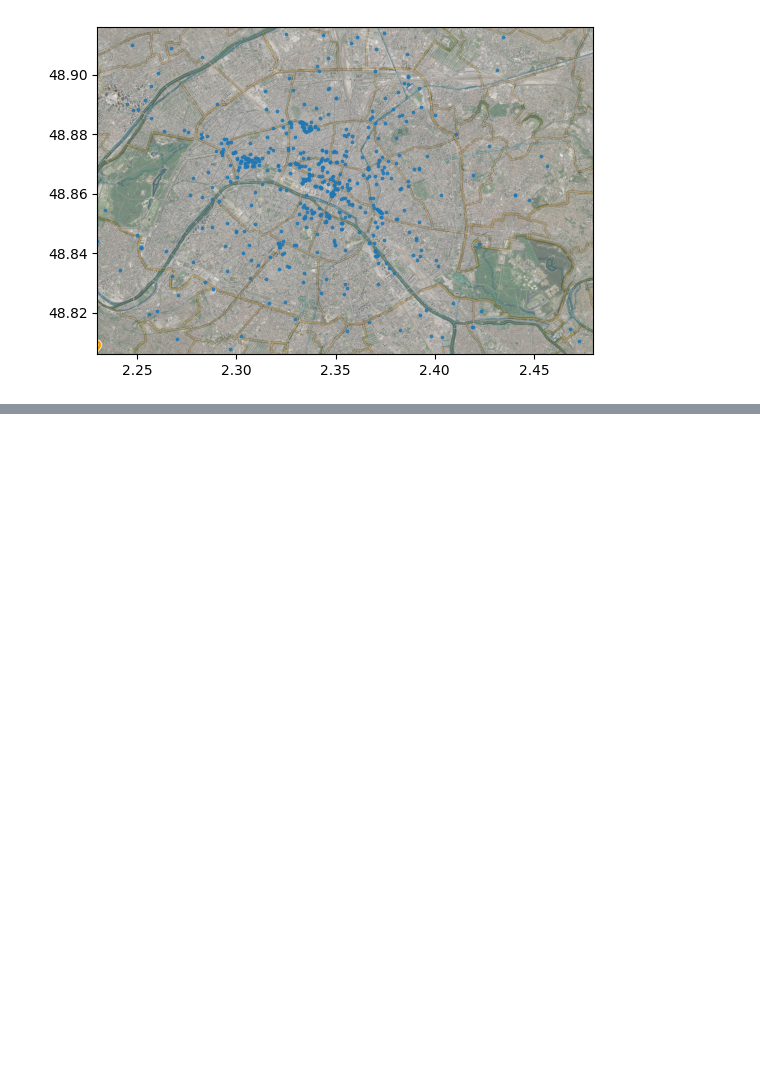
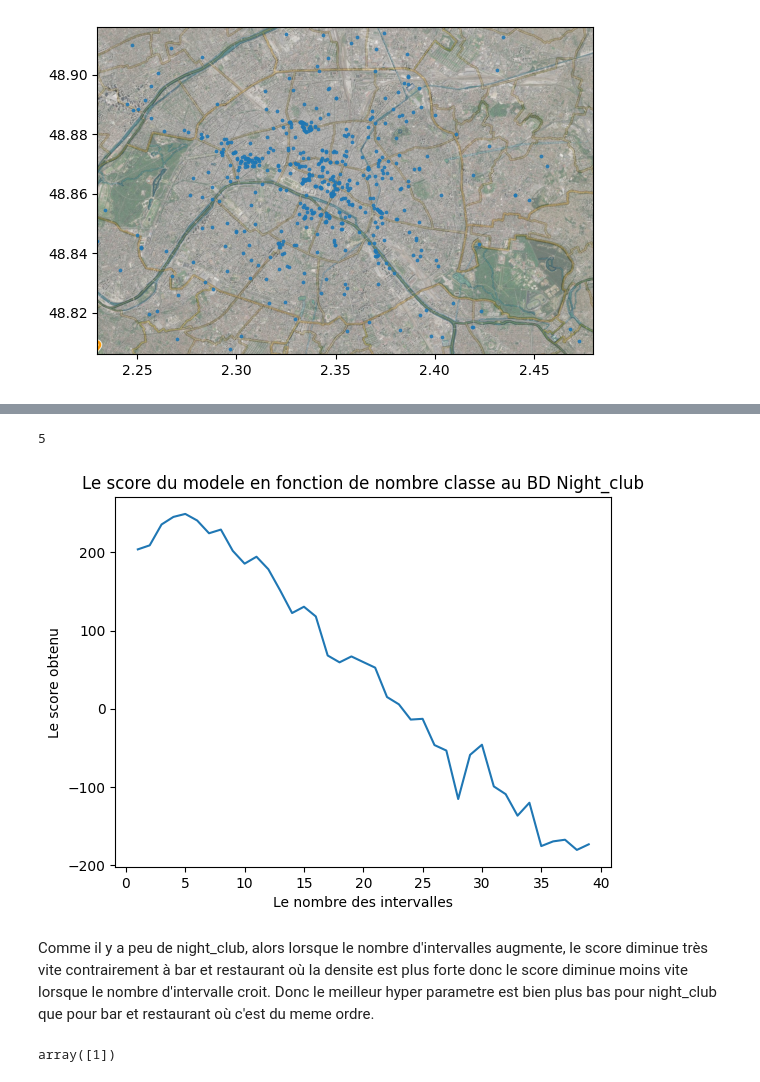
Before and after one commit to baris221/ML-2023-24-Baris-Erto, a Jupyter notebook: TME1/src/tme1.ipynb, the cells around one changed output, grey strips where cells are left out. Saved outputs shown, nothing was run; the diff lists cells and outputs as text; code cells hidden in the pictures; blank space fills up the shorter version.

```diff
--- a/TME1/src/tme1.ipynb
+++ b/TME1/src/tme1.ipynb
@@ -186,0 +213,15 @@ plt.show()
+# %%
+data,classe=load_poi("night_club")
+#print(len(data))
+x,y,best_fit=crois_validation_plot(data)
+print(best_fit)
+plt.xlabel("Le nombre des intervalles")
+plt.ylabel("Le score obtenu")
+plt.title("Le score du modele en fonction de nombre classe au BD Night_club")
+plt.plot(x,y)
+plt.show()
+# %% [output]
+5
+[figure, added]
+# %% [markdown]
+Comme il y a peu de night_club, alors lorsque le nombre d'intervalles augmente, le score diminue très vite contrairement à bar et restaurant où la densite est plus forte donc le score diminue moins vite lorsque le nombre d'intervalle croit. Donc le meilleur hyper parametre est bien plus bas pour night_club que pour bar et restaurant où c'est du meme ordre.
@@ -186,0 +234,5 @@ plt.show()
+# %%
+a=np.array([[0.1,0.2]])
+kernel_uniform(a)
+# %% [output]
+array([1])
```
Also changed, not shown: parts of 10 cells of this notebook.
